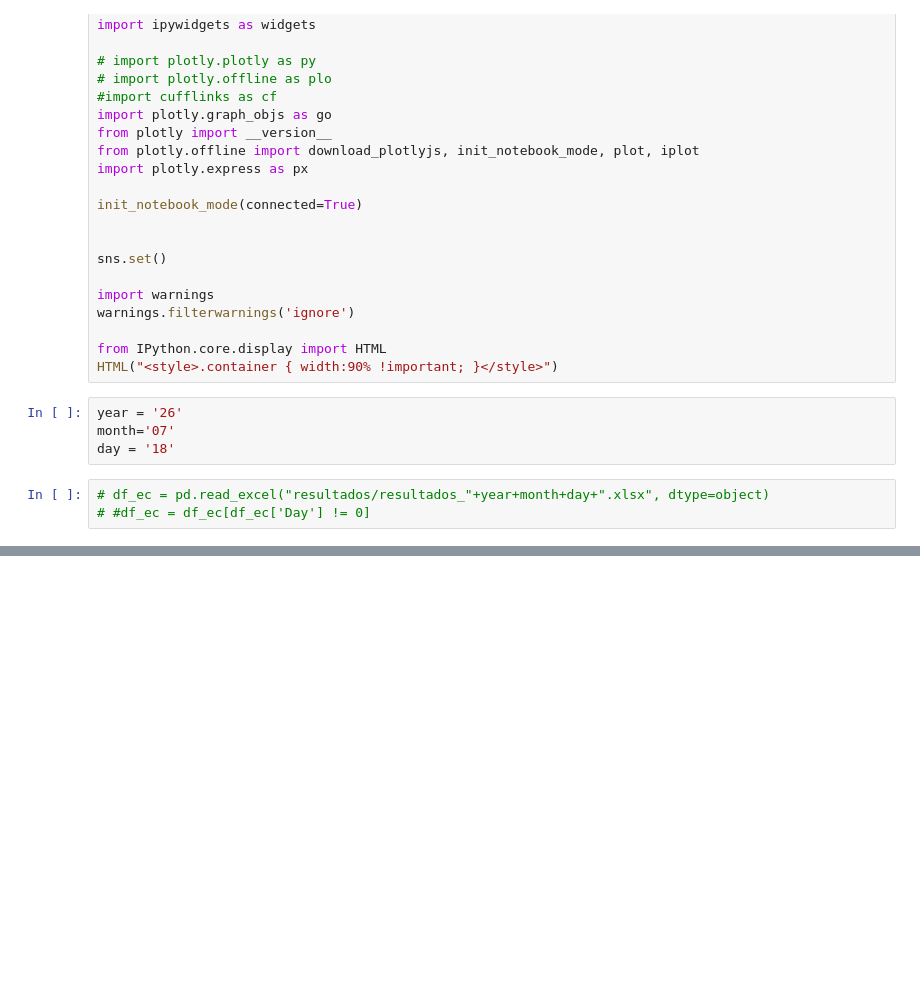
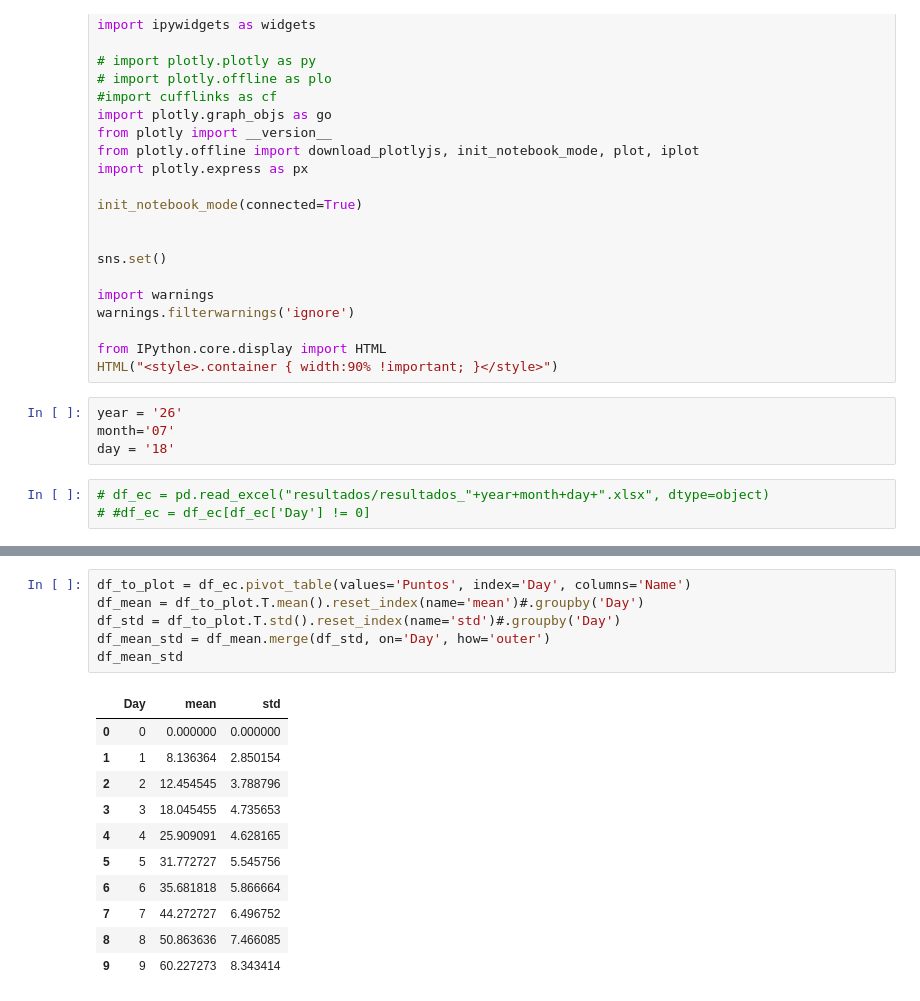
Before and after one commit to ufranca/2026_wc, a Jupyter notebook: plot_results_v3.ipynb, the cells around one changed output, grey strips where cells are left out. Saved outputs shown, nothing was run; the diff lists cells and outputs as text; blank space fills up the shorter version.

```diff
--- a/plot_results_v3.ipynb
+++ b/plot_results_v3.ipynb
@@ -118,0 +145,18 @@ df_ec[df_ec['Day'] == df_ec['Day'].max()].sort_values(['Puntos_Day', 'Name'], as
+# %%
+df_to_plot = df_ec.pivot_table(values='Puntos', index='Day', columns='Name')
+df_mean = df_to_plot.T.mean().reset_index(name='mean')#.groupby('Day')
+df_std = df_to_plot.T.std().reset_index(name='std')#.groupby('Day')
+df_mean_std = df_mean.merge(df_std, on='Day', how='outer')
+df_mean_std
+# %% [output]
+|  | Day | mean | std |
+| 0 | 0 | 0.000000 | 0.000000 |
+| 1 | 1 | 8.136364 | 2.850154 |
+| 2 | 2 | 12.454545 | 3.788796 |
+| 3 | 3 | 18.045455 | 4.735653 |
+| 4 | 4 | 25.909091 | 4.628165 |
+| 5 | 5 | 31.772727 | 5.545756 |
+| 6 | 6 | 35.681818 | 5.866664 |
+| 7 | 7 | 44.272727 | 6.496752 |
+| 8 | 8 | 50.863636 | 7.466085 |
+| 9 | 9 | 60.227273 | 8.343414 |
```
Also changed, not shown: parts of 14 cells of this notebook, 5 other files.
